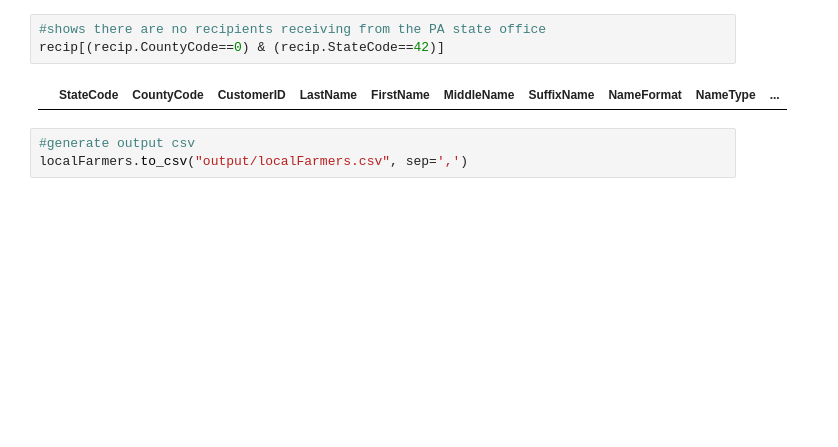
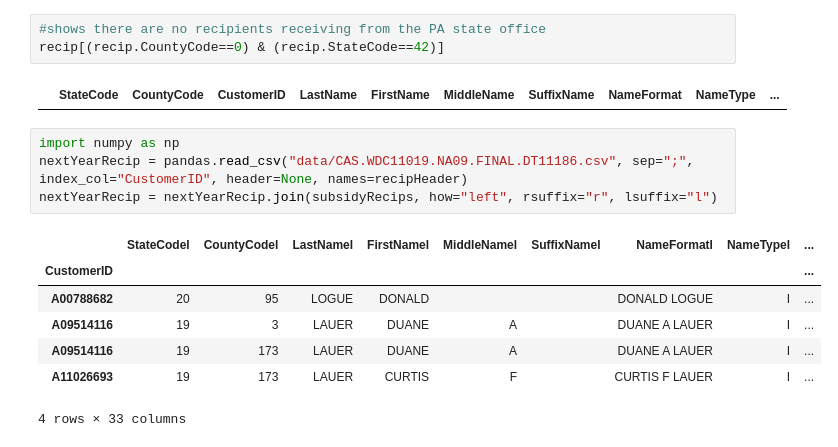
Before and after one commit to richiebful/allegheny-food, a Jupyter notebook: FarmList.ipynb, the cells around one changed output. Cells and saved outputs as stored; diff of their text form; blank space fills up the shorter version.

Commit message:
works on merging multiple years

```diff
--- a/FarmList.ipynb
+++ b/FarmList.ipynb
@@ -123,6 +142,15 @@ localFarmers = recip.merge(nearbyCounties, right_on=["CountyCode", "StateCode"],
 recip[(recip.CountyCode==0) & (recip.StateCode==42)]
 # %% [output]
 |  | StateCode | CountyCode | CustomerID | LastName | FirstName | MiddleName | SuffixName | NameFormat | NameType | ... |
-# %%
-#generate output csv
-localFarmers.to_csv("output/localFarmers.csv", sep=',')
+# %%
+import numpy as np
+nextYearRecip = pandas.read_csv("data/CAS.WDC11019.NA09.FINAL.DT11186.csv", sep=";", index_col="CustomerID", header=None, names=recipHeader)
+nextYearRecip = nextYearRecip.join(subsidyRecips, how="left", rsuffix="r", lsuffix="l")
+# %% [output]
+|  | StateCodel | CountyCodel | LastNamel | FirstNamel | MiddleNamel | SuffixNamel | NameFormatl | NameTypel | ... |
+| CustomerID |  |  |  |  |  |  |  |  | ... |
+| A00788682 | 20 | 95 | LOGUE | DONALD |  |  | DONALD LOGUE | I | ... |
+| A09514116 | 19 | 3 | LAUER | DUANE | A |  | DUANE A LAUER | I | ... |
+| A09514116 | 19 | 173 | LAUER | DUANE | A |  | DUANE A LAUER | I | ... |
+| A11026693 | 19 | 173 | LAUER | CURTIS | F |  | CURTIS F LAUER | I | ... |
+4 rows × 33 columns
```
Also changed, not shown: parts of 7 cells of this notebook, 2 other files.
